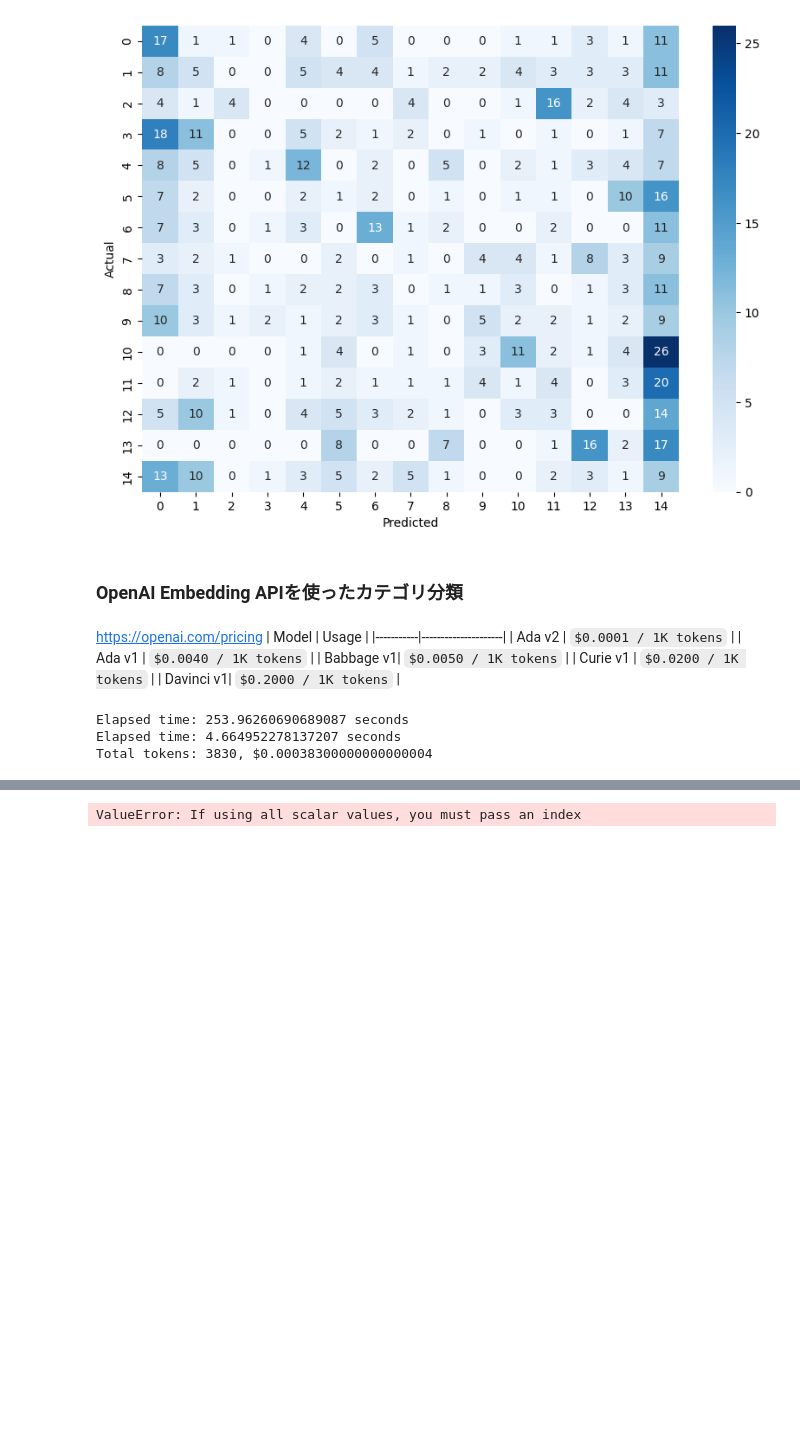
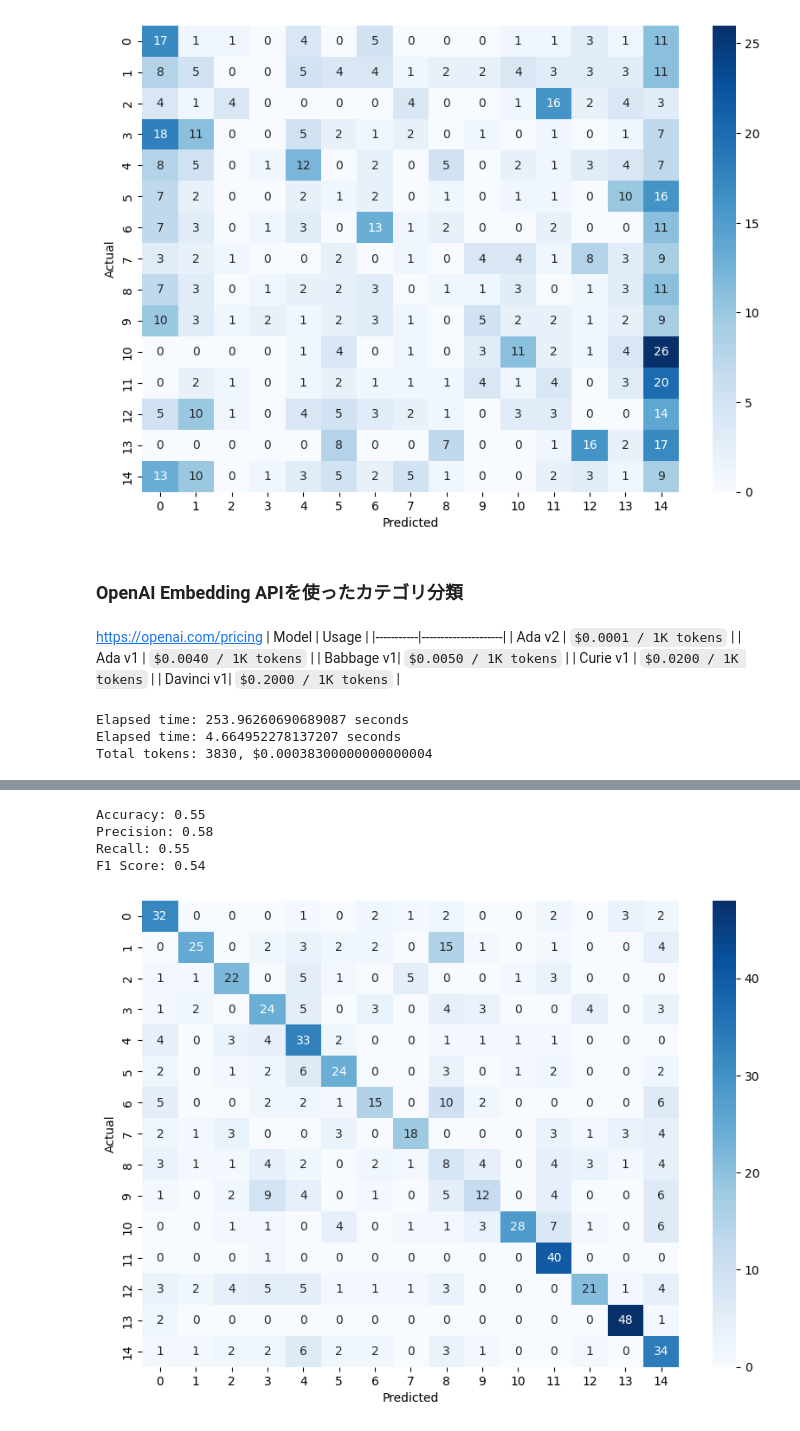
Before and after one commit to yutoo89/hashtag_classification_comparison, a Jupyter notebook: ハッシュタグのカテゴリ分類の性能比較.ipynb, the cells around one changed output, grey strips where cells are left out. Cells and saved outputs as stored; diff of their text form; code cells hidden in the pictures; blank space fills up the shorter version.

Commit message:
Openaiのembeddingによるカテゴリ分類の評価

```diff
--- a/ハッシュタグのカテゴリ分類の性能比較.ipynb
+++ b/ハッシュタグのカテゴリ分類の性能比較.ipynb
@@ -260,4 +260,4 @@ ValueError: could not convert string to float: '[-0.016242749989032745, 0.004789
 # %%
-# # 2回目以降
-# df_openai_predicted = pd.read_csv('output/hashtags_openai_predicted.csv')
-# df_openai_predicted.head()
+# 2回目以降
+df_openai_predicted = pd.read_csv('output/hashtags_openai_predicted.csv')
+df_openai_predicted.head()
@@ -264,7 +271,8 @@ ValueError: could not convert string to float: '[-0.016242749989032745, 0.004789
-# %%
-df = pd.DataFrame({
-    'A': "[-0.010748780332505703, -0.0013573989272117615]",
-    'B': "[-0.010748780332505703, -0.0013573989272117615]"
-})
-# %% [output]
-ValueError: If using all scalar values, you must pass an index
+# %%
+evaluation(df_openai_predicted)
+# %% [output]
+Accuracy: 0.55
+Precision: 0.58
+Recall: 0.55
+F1 Score: 0.54
+[figure, added]
```
Also changed, not shown: parts of 5 cells of this notebook, 2 other files.
